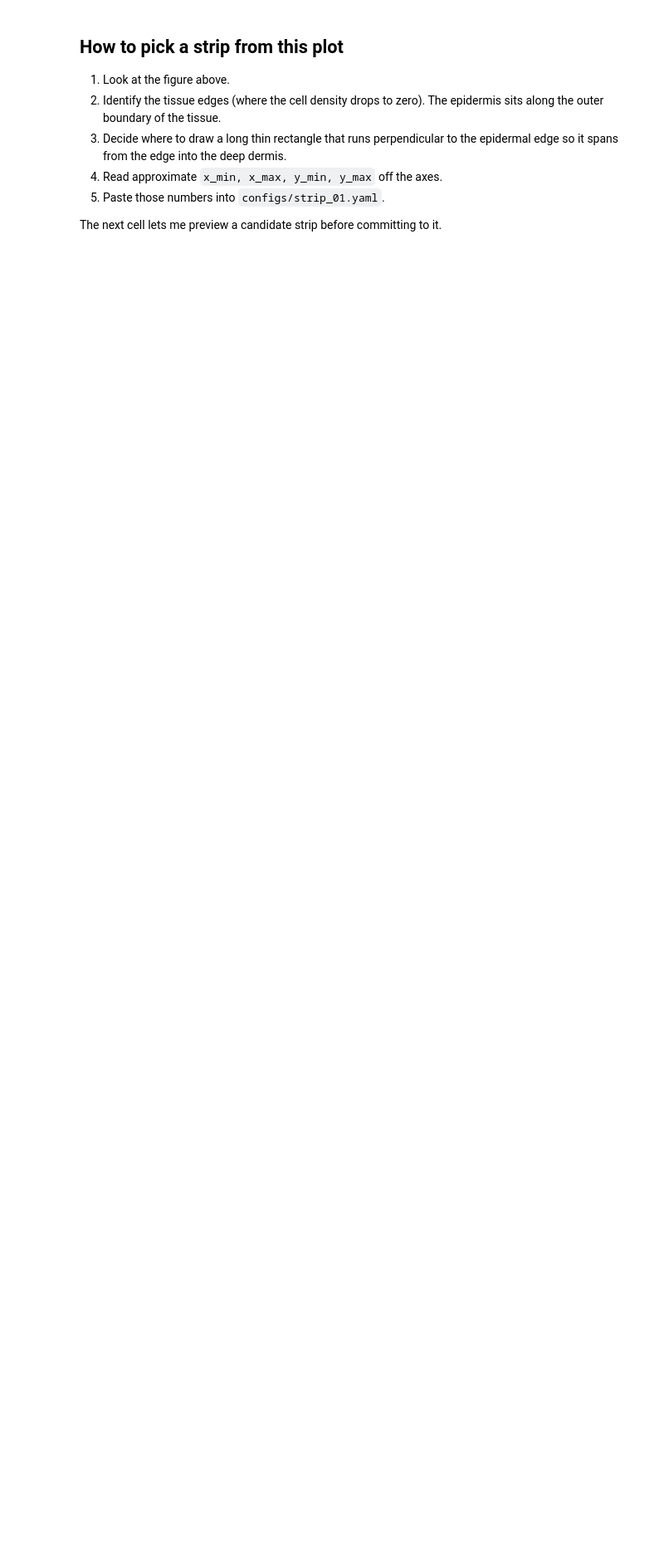
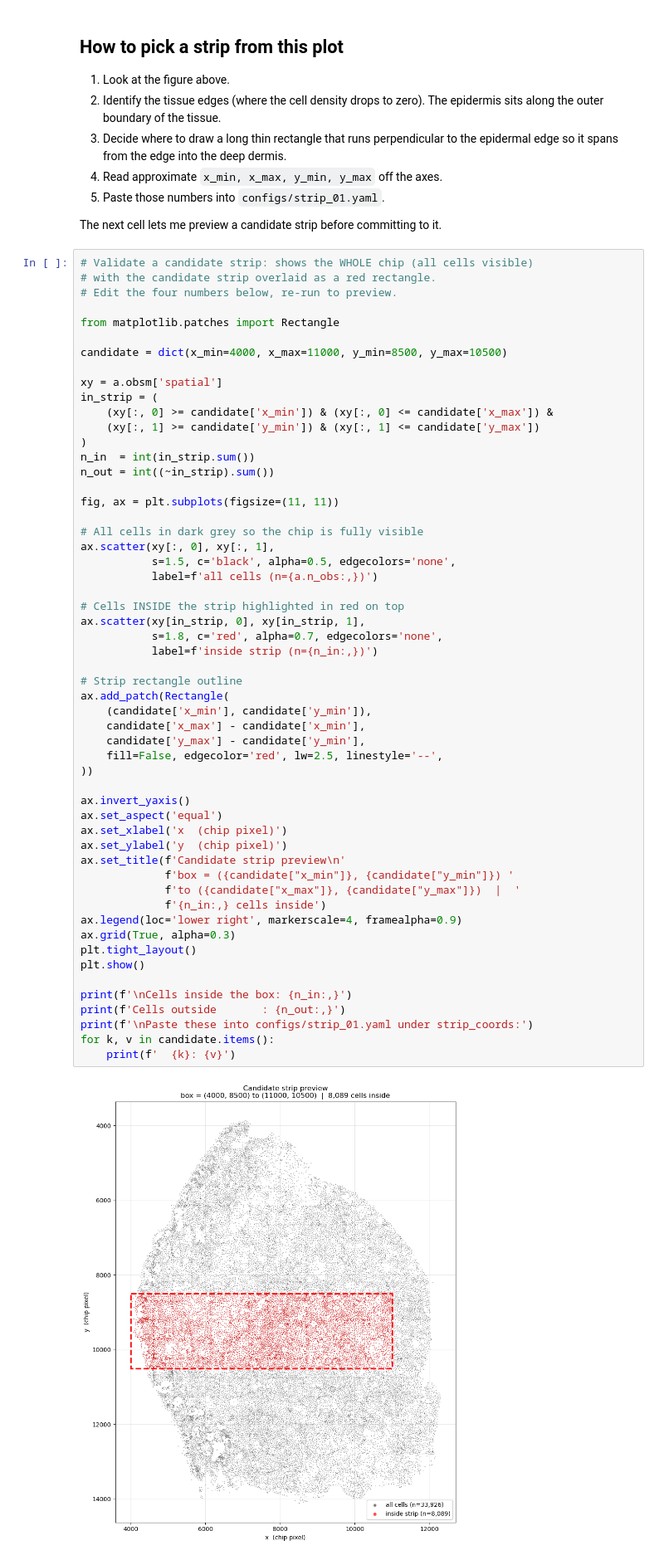
Before and after one commit to misoxy/keloid_analysis_pipeline, a Jupyter notebook: notebooks/exploration/01_strip_picker.ipynb, the cells around one changed output. Shown at 83% size. Saved outputs shown, nothing was run; the diff lists cells and outputs as text; blank space fills up the shorter version.

```diff
--- a/notebooks/exploration/01_strip_picker.ipynb
+++ b/notebooks/exploration/01_strip_picker.ipynb
@@ -51,3 +58,60 @@ plt.show()
 5. Paste those numbers into `configs/strip_01.yaml`.
 
 The next cell lets me preview a candidate strip before committing to it.
+# %%
+# Validate a candidate strip: shows the WHOLE chip (all cells visible)
+# with the candidate strip overlaid as a red rectangle.
+# Edit the four numbers below, re-run to preview.
+
+from matplotlib.patches import Rectangle
+
+candidate = dict(x_min=4000, x_max=11000, y_min=8500, y_max=10500)
+
+xy = a.obsm['spatial']
+in_strip = (
+    (xy[:, 0] >= candidate['x_min']) & (xy[:, 0] <= candidate['x_max']) &
+    (xy[:, 1] >= candidate['y_min']) & (xy[:, 1] <= candidate['y_max'])
+)
+n_in  = int(in_strip.sum())
+n_out = int((~in_strip).sum())
+
+fig, ax = plt.subplots(figsize=(11, 11))
+
+# All cells in dark grey so the chip is fully visible
+ax.scatter(xy[:, 0], xy[:, 1],
+           s=1.5, c='black', alpha=0.5, edgecolors='none',
+           label=f'all cells (n={a.n_obs:,})')
+
+# Cells INSIDE the strip highlighted in red on top
+ax.scatter(xy[in_strip, 0], xy[in_strip, 1],
+           s=1.8, c='red', alpha=0.7, edgecolors='none',
+           label=f'inside strip (n={n_in:,})')
+
+# Strip rectangle outline
+ax.add_patch(Rectangle(
+    (candidate['x_min'], candidate['y_min']),
+    candidate['x_max'] - candidate['x_min'],
+    candidate['y_max'] - candidate['y_min'],
+    fill=False, edgecolor='red', lw=2.5, linestyle='--',
+))
+
+ax.invert_yaxis()
+ax.set_aspect('equal')
+ax.set_xlabel('x  (chip pixel)')
+ax.set_ylabel('y  (chip pixel)')
+ax.set_title(f'Candidate strip preview\n'
+             f'box = ({candidate["x_min"]}, {candidate["y_min"]}) '
+             f'to ({candidate["x_max"]}, {candidate["y_max"]})  |  '
+             f'{n_in:,} cells inside')
+ax.legend(loc='lower right', markerscale=4, framealpha=0.9)
+ax.grid(True, alpha=0.3)
+plt.tight_layout()
+plt.show()
+
+print(f'\nCells inside the box: {n_in:,}')
+print(f'Cells outside       : {n_out:,}')
+print(f'\nPaste these into configs/strip_01.yaml under strip_coords:')
+for k, v in candidate.items():
+    print(f'  {k}: {v}')
+# %% [output]
+[figure, added]
```
Also changed, not shown: parts of 4 cells of this notebook, 3 other files.
